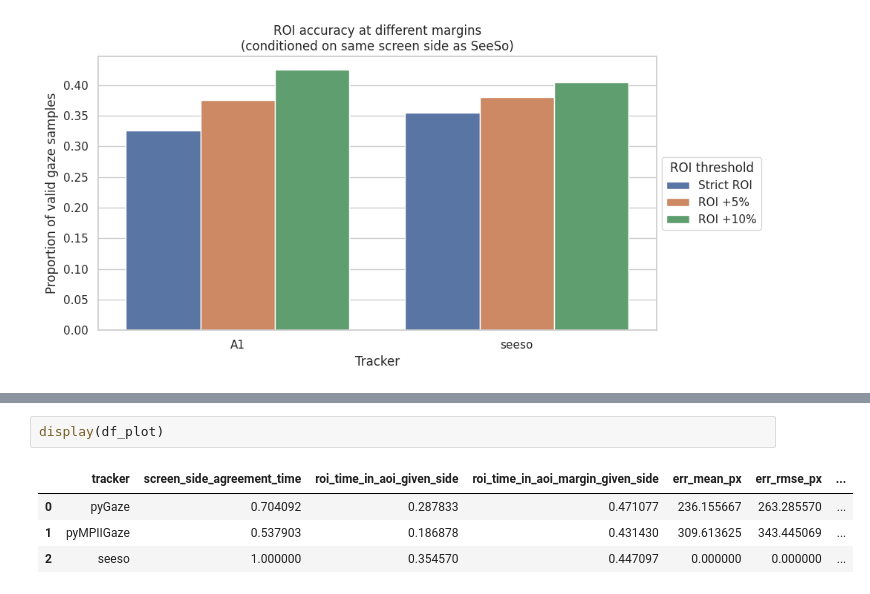
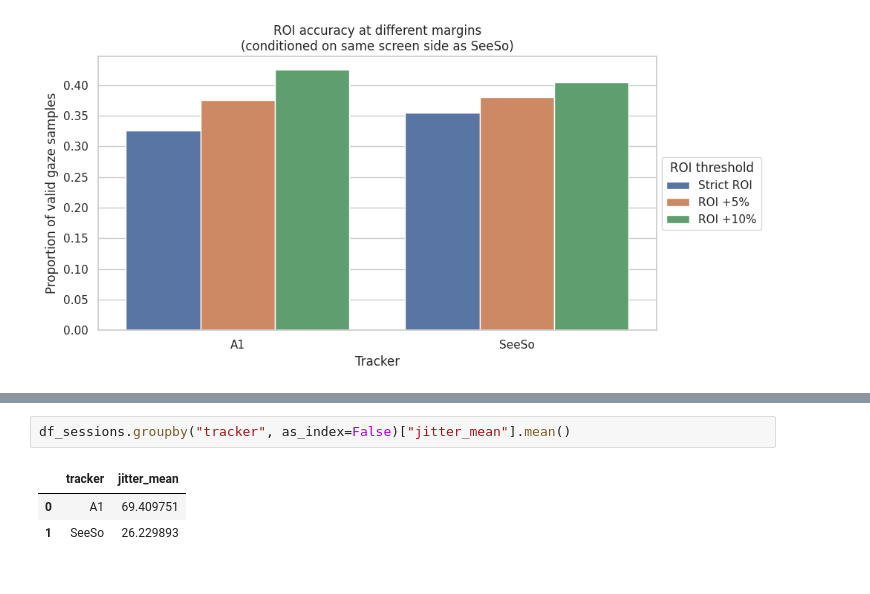
Before and after one commit to patherstevenson/EyeTracking, a Jupyter notebook: logs/assessments/interpret.ipynb, the cells around one changed output, grey strips where cells are left out. Drawn from its saved outputs; the diff is of its cells as text.

```diff
--- a/logs/assessments/interpret.ipynb
+++ b/logs/assessments/interpret.ipynb
@@ -189,7 +180,6 @@ Passing `palette` without assigning `hue` is deprecated and will be removed in v
 # %%
-display(df_plot)
+df_sessions.groupby("tracker", as_index=False)["jitter_mean"].mean()
 # %% [output]
-|  | tracker | screen_side_agreement_time | roi_time_in_aoi_given_side | roi_time_in_aoi_margin_given_side | err_mean_px | err_rmse_px | ... |
-| 0 | pyGaze | 0.704092 | 0.287833 | 0.471077 | 236.155667 | 263.285570 | ... |
-| 1 | pyMPIIGaze | 0.537903 | 0.186878 | 0.431430 | 309.613625 | 343.445069 | ... |
-| 2 | seeso | 1.000000 | 0.354570 | 0.447097 | 0.000000 | 0.000000 | ... |
+|  | tracker | jitter_mean |
+| 0 | A1 | 69.409751 |
+| 1 | SeeSo | 26.229893 |
```
Also changed, not shown: parts of 7 cells of this notebook, 2 other files.
